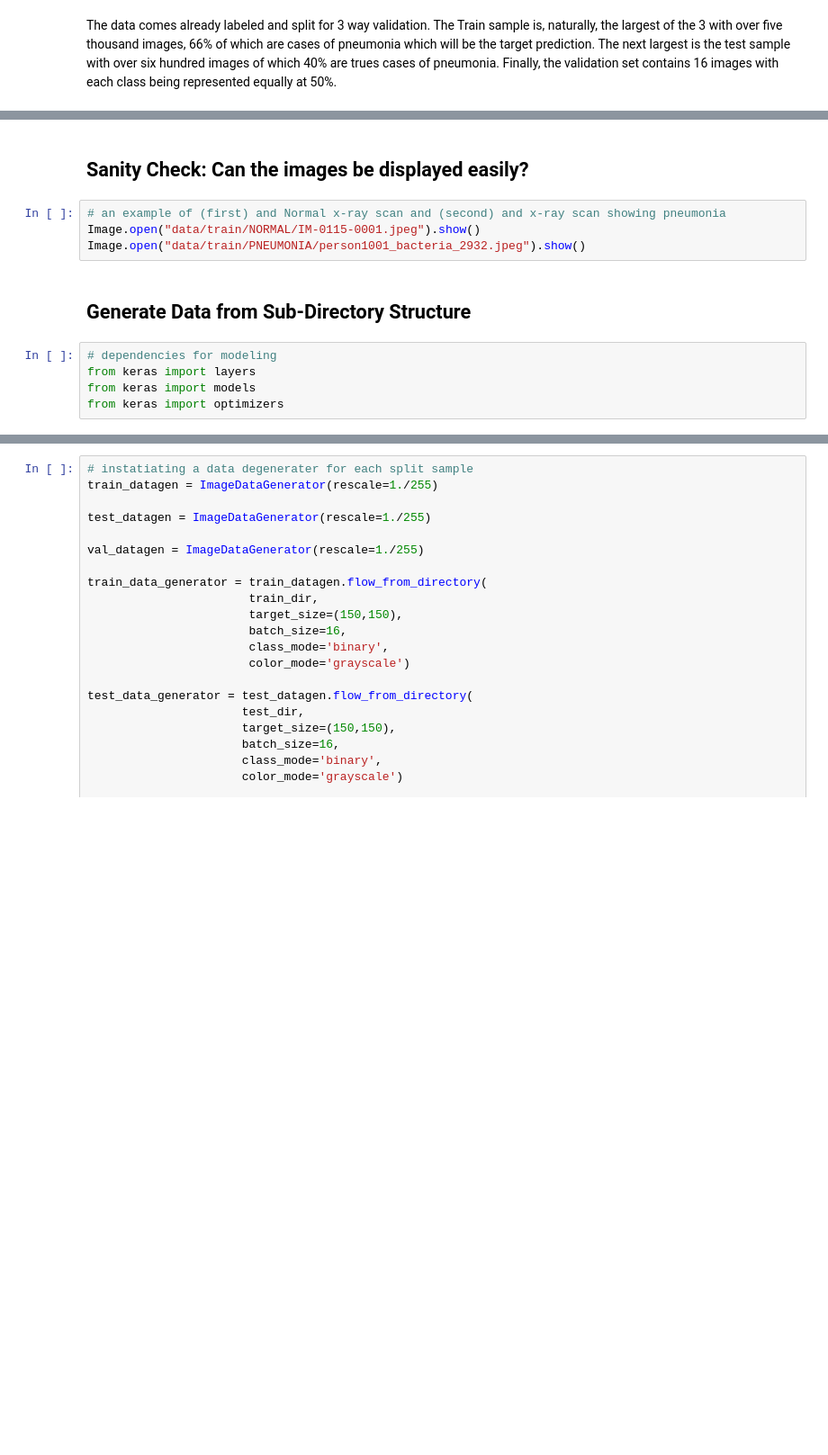
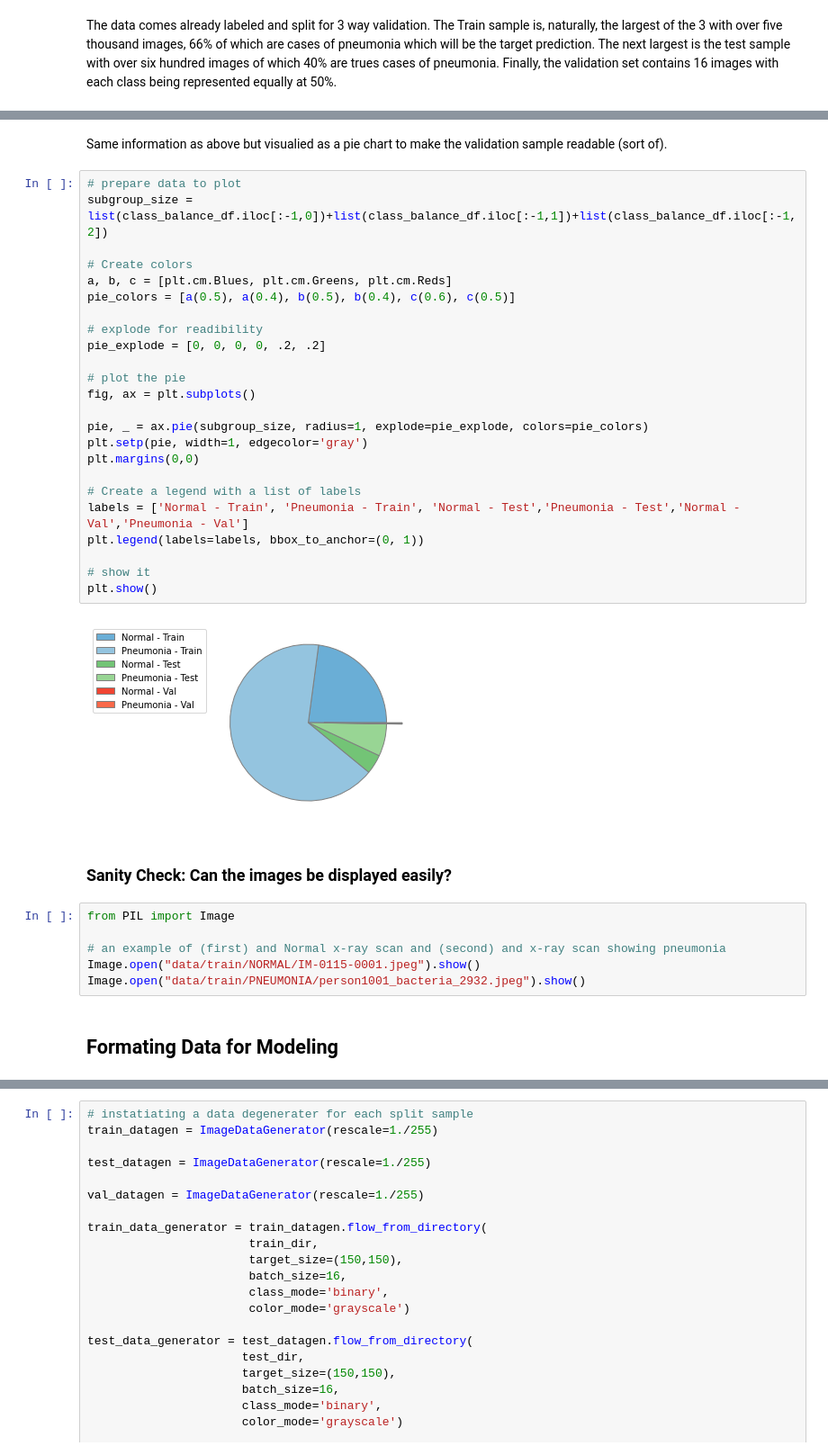
Before and after one commit to Zeth-Abney/Flatiron-school, a Jupyter notebook: phase-4/PROJECT/eda.ipynb, the cells around one changed output, grey strips where cells are left out. Shown at 90% size. Cells and saved outputs as stored; diff of their text form; blank space fills up the shorter version.

```diff
--- a/phase-4/PROJECT/eda.ipynb
+++ b/phase-4/PROJECT/eda.ipynb
@@ -54,13 +98,38 @@ The data comes already labeled and split for 3 way validation. The Train sample
+# %% [markdown]
+Same information as above but visualied as a pie chart to make the validation sample readable (sort of).
+# %%
+# prepare data to plot
+subgroup_size = list(class_balance_df.iloc[:-1,0])+list(class_balance_df.iloc[:-1,1])+list(class_balance_df.iloc[:-1,2])
+
+# Create colors
+a, b, c = [plt.cm.Blues, plt.cm.Greens, plt.cm.Reds]
+pie_colors = [a(0.5), a(0.4), b(0.5), b(0.4), c(0.6), c(0.5)]
+
+# explode for readibility
+pie_explode = [0, 0, 0, 0, .2, .2]
+
+# plot the pie
+fig, ax = plt.subplots()
+
+pie, _ = ax.pie(subgroup_size, radius=1, explode=pie_explode, colors=pie_colors)
+plt.setp(pie, width=1, edgecolor='gray')
+plt.margins(0,0)
+
+# Create a legend with a list of labels
+labels = ['Normal - Train', 'Pneumonia - Train', 'Normal - Test','Pneumonia - Test','Normal - Val','Pneumonia - Val']
+plt.legend(labels=labels, bbox_to_anchor=(0, 1))
+
+# show it
+plt.show()
+# %% [output]
+[figure, added]
 # %% [markdown]
-## Sanity Check: Can the images be displayed easily?
+### Sanity Check: Can the images be displayed easily?
 # %%
+from PIL import Image
+
 # an example of (first) and Normal x-ray scan and (second) and x-ray scan showing pneumonia
 Image.open("data/train/NORMAL/IM-0115-0001.jpeg").show()
 Image.open("data/train/PNEUMONIA/person1001_bacteria_2932.jpeg").show()
-# %% [markdown]
-## Generate Data from Sub-Directory Structure
-# %%
-# dependencies for modeling
-from keras import layers
-from keras import models
-from keras import optimizers
+# %% [markdown]
+## Formating Data for Modeling
```
Also changed, not shown: parts of 64 cells of this notebook, 2 other files.
